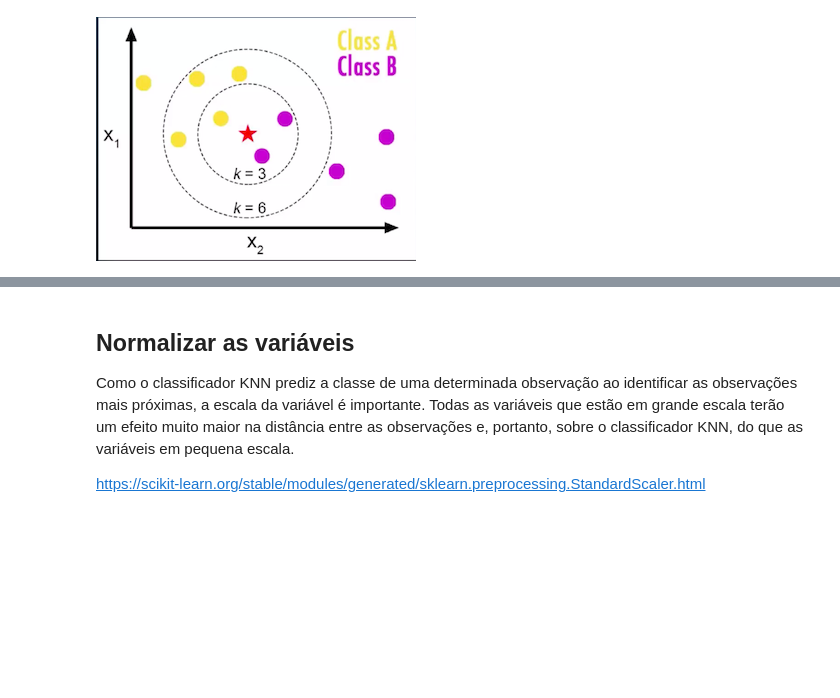
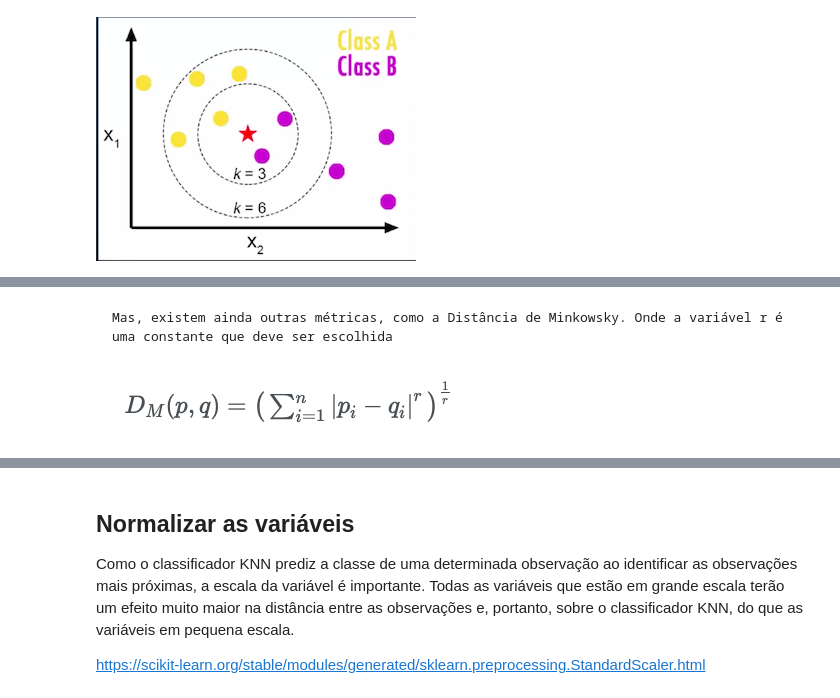
Before and after one commit to adryeljuliao/datascienceintro, a Jupyter notebook: 10-KNN.ipynb, the cells around one changed output, grey strips where cells are left out. Saved outputs shown, nothing was run; the diff lists cells and outputs as text; code cells hidden in the pictures; blank space fills up the shorter version.

```diff
--- a/10-KNN.ipynb
+++ b/10-KNN.ipynb
@@ -121,0 +112,6 @@ O tratamento dos dados (normalização) e a seleção de subconjunto de atributo
+# %% [markdown]
+    Mas, existem ainda outras métricas, como a Distância de Minkowsky. Onde a variável r é uma constante que deve ser escolhida
+# %%
+Image('DM.png')
+# %% [output]
+[figure, added]
```
Also changed, not shown: parts of 35 cells of this notebook, 7 other files.
